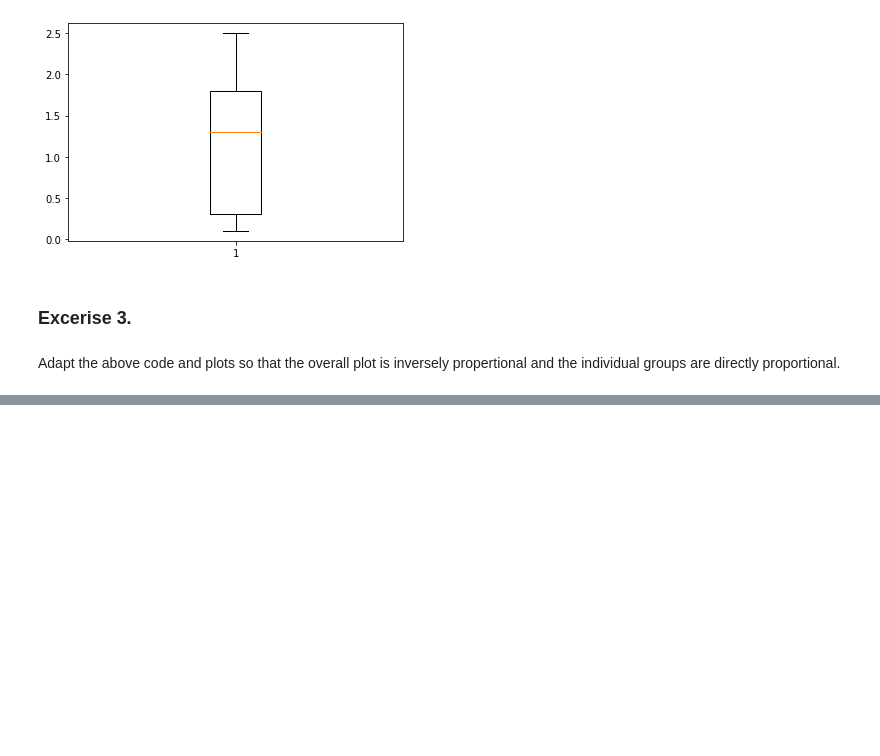
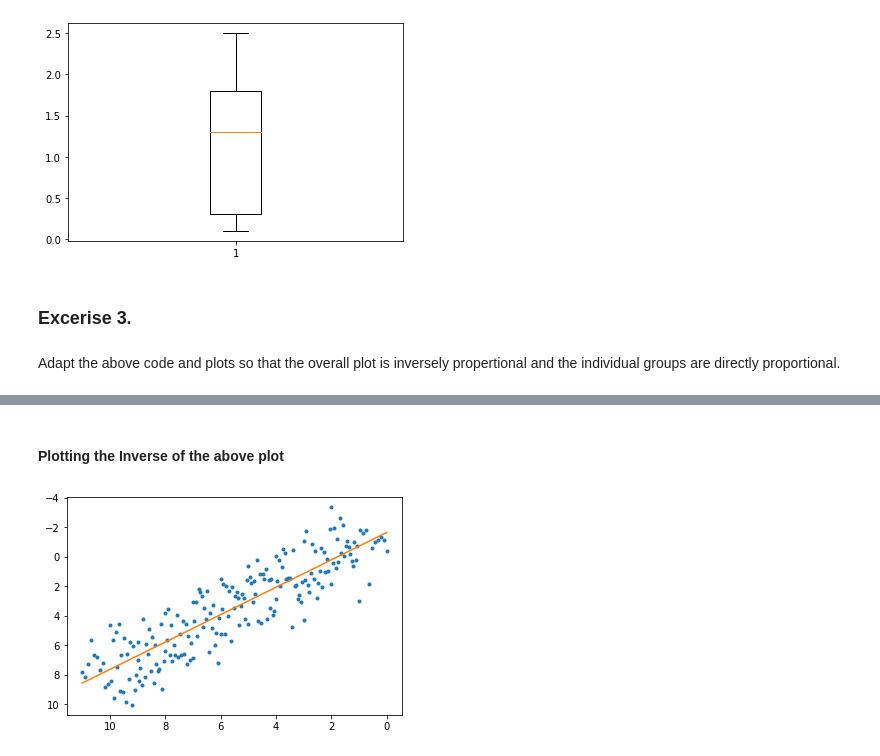
Before and after one commit to Ginafenn/funddata-assement, a Jupyter notebook: practicals/04. Outliers.ipynb, the cells around one changed output, grey strips where cells are left out. Saved outputs shown, nothing was run; the diff lists cells and outputs as text; code cells hidden in the pictures; blank space fills up the shorter version.

```diff
--- a/practicals/04. Outliers.ipynb
+++ b/practicals/04. Outliers.ipynb
@@ -211,0 +244,13 @@ Adapt the above code and plots so that the overall plot is inversely propertiona
+# %% [markdown]
+#### Plotting the Inverse of the above plot
+# %%
+# Plot points.
+plt.plot(x, y, '.')
+
+# Plot line.
+plt.gca().invert_xaxis()
+plt.gca().invert_yaxis()
+# Plot line.
+plt.plot(xbestfit, ybestfit);
+# %% [output]
+[figure, added]
```
Also changed, not shown: parts of 11 cells of this notebook, 3 other files.
